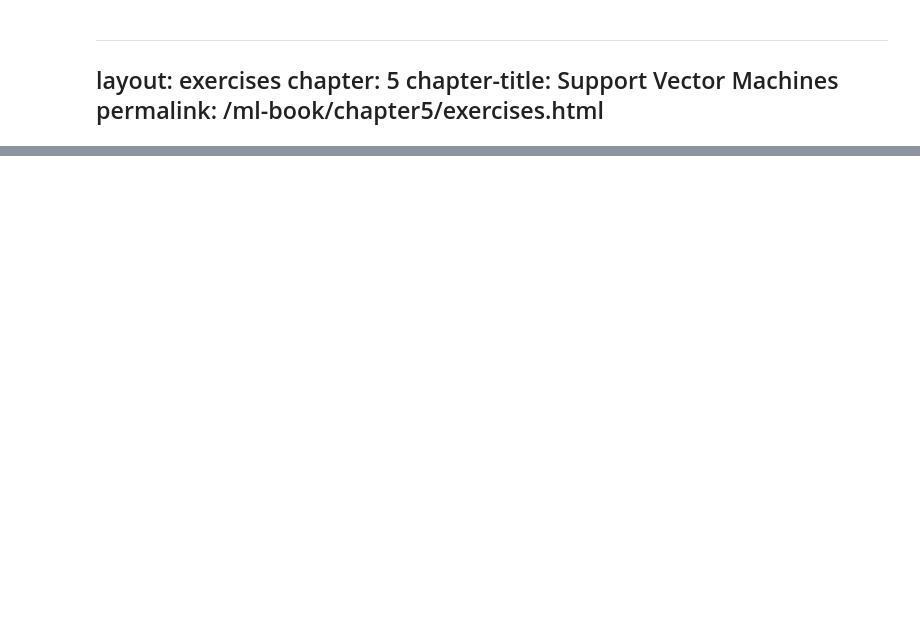
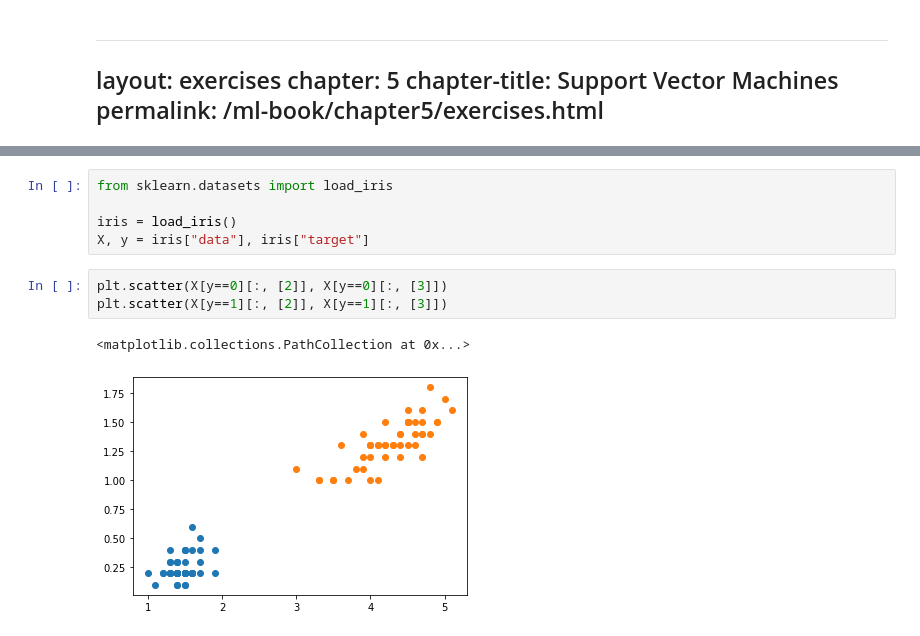
Before and after one commit to rileypeterson/ML, a Jupyter notebook: chapter5/exercises.ipynb, the cells around one changed output, grey strips where cells are left out. Drawn from its saved outputs; the diff is of its cells as text; blank space fills up the shorter version.

```diff
--- a/chapter5/exercises.ipynb
+++ b/chapter5/exercises.ipynb
@@ -316,0 +59,11 @@ True
+# %%
+from sklearn.datasets import load_iris
+
+iris = load_iris()
+X, y = iris["data"], iris["target"]
+# %%
+plt.scatter(X[y==0][:, [2]], X[y==0][:, [3]])
+plt.scatter(X[y==1][:, [2]], X[y==1][:, [3]])
+# %% [output]
+<matplotlib.collections.PathCollection at 0x...>
+[figure, added]
```
Also changed, not shown: parts of 41 cells of this notebook.
